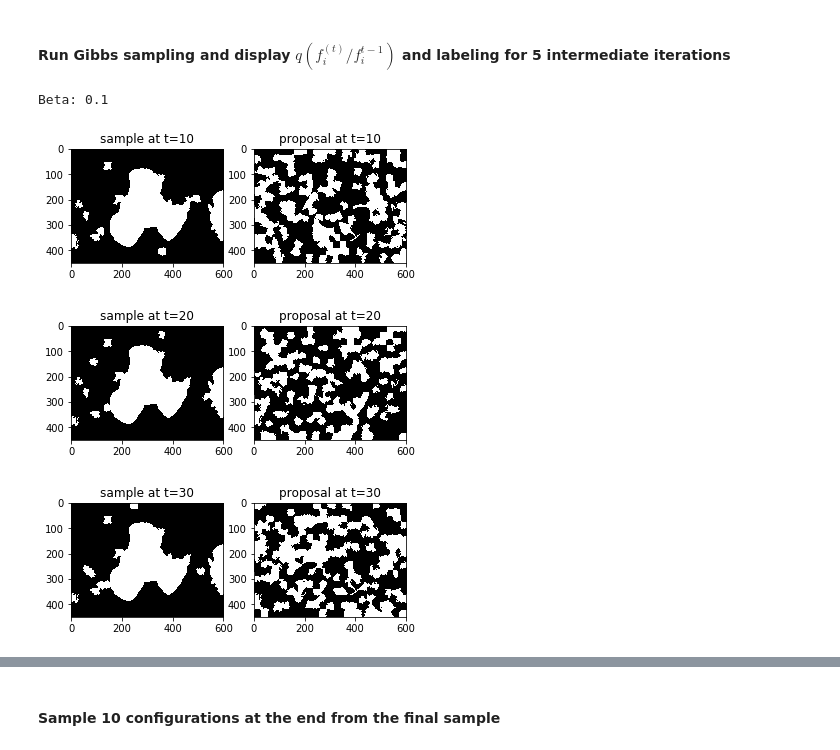
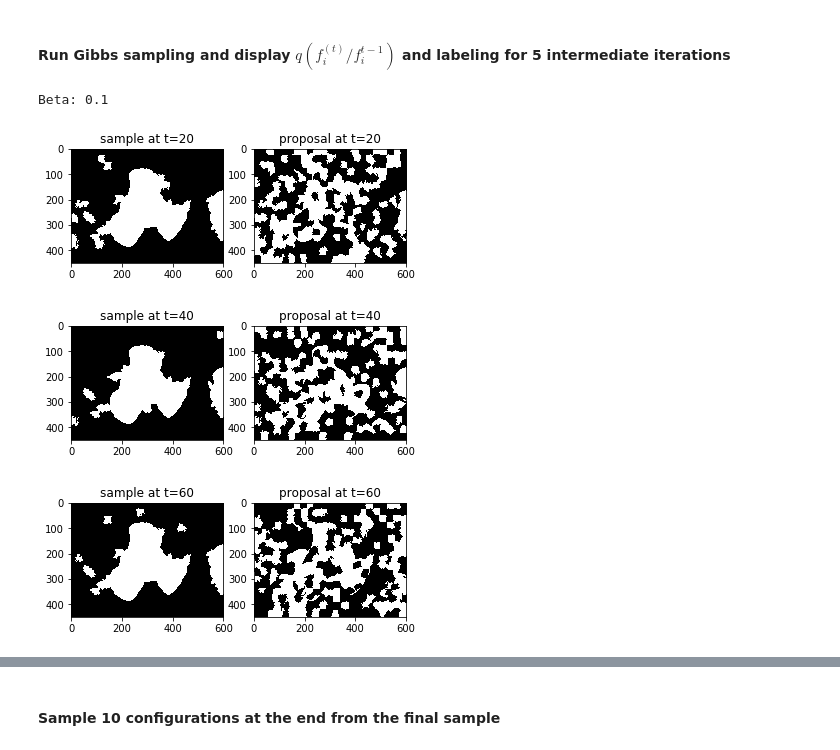
Before and after one commit to RagMeh11/ECSE626_2019, a Jupyter notebook: Assignment_2/ECSE626_Assignment_2_MRF.ipynb, the cells around one changed output, grey strips where cells are left out. Drawn from its saved outputs; the diff is of its cells as text; code cells hidden in the pictures.

```diff
--- a/Assignment_2/ECSE626_Assignment_2_MRF.ipynb
+++ b/Assignment_2/ECSE626_Assignment_2_MRF.ipynb
@@ -353,10 +353,10 @@ def get_sup_pixel_f_t(f_t_m_1, t): #, index=0):
   #q_t = norm(F_t_m_1[index], std)
   q_t = norm(f_t_m_1, std)
 
-  q_1_t = q_t.pdf(1)
-  q_0_t = q_t.pdf(0)
+  q_t_c = q_t.pdf(1-f_t_m_1)
+  q_t_s = q_t.pdf(f_t_m_1)
 
-  q_ft_ft_1 = q_1_t/(q_1_t + q_0_t)
+  q_ft_ft_1 = q_t_c/(q_t_c + q_t_s)
 
   x = np.random.uniform(0,1)
 
@@ -674,9 +674,9 @@ def gibbs_sampling_sup_pixel(sup_pixel_image, super_pixel_seg_image, P_fg, P_bg,
 # %% [markdown]
 #### Run Gibbs sampling and display $q(f_i^{(t)}/f_i^{t-1})$ and labeling for 5 intermediate iterations
 # %%
-sample = gibbs_sampling_sup_pixel(sup_pixel, pi_0, P_fg, P_bg, Adj_Mat, 0.1, 50)
+sample = gibbs_sampling_sup_pixel(sup_pixel, pi_0, P_fg, P_bg, Adj_Mat, 0.1, 100)
 # %% [output]
 Beta: 0.1
-[figure, old version]
+[figure, new version]
-[figure, old version]
+[figure, new version]
-[figure, old version]
+[figure, new version]
```
Also changed, not shown: parts of 7 cells of this notebook, 1 other file.
